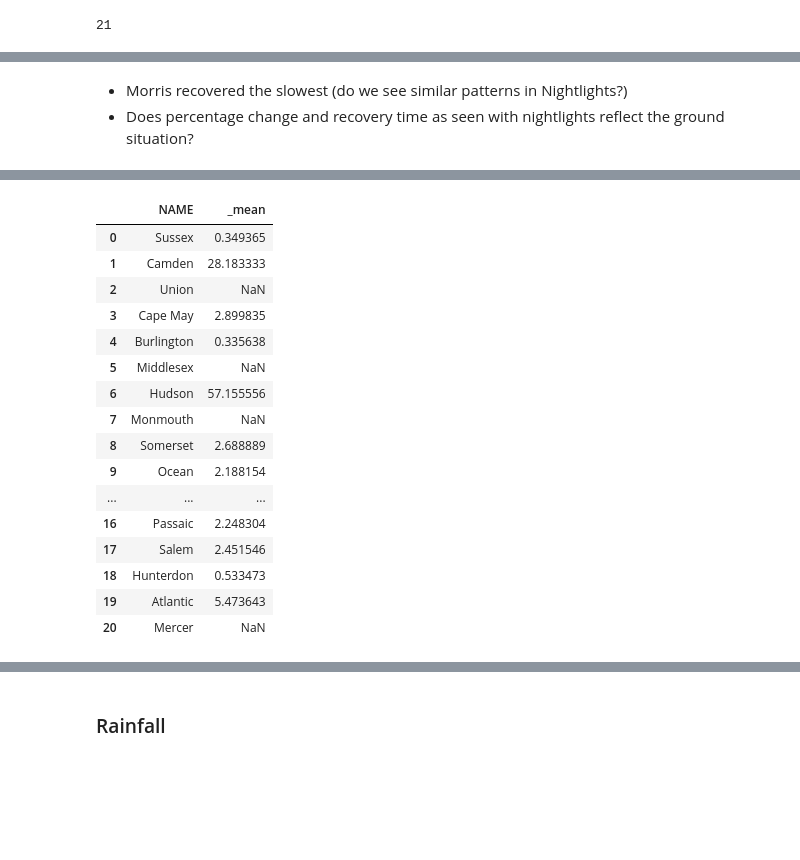
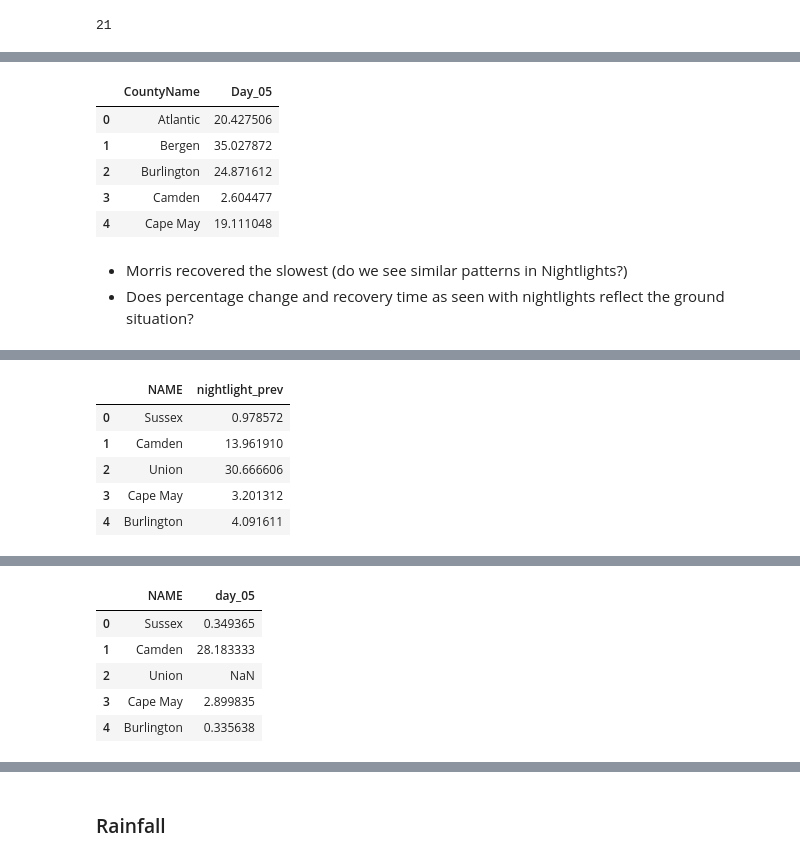
Before and after one commit to Akshay-Shreesha/Dashboard-for-Power-Outage-Forecasts-for-an-Emergency-Response-to-Hurricanes, a Jupyter notebook: Zipcode_NJ.ipynb, the cells around one changed output, grey strips where cells are left out. Cells and saved outputs as stored; diff of their text form; code cells hidden in the pictures; blank space fills up the shorter version.

```diff
--- a/Zipcode_NJ.ipynb
+++ b/Zipcode_NJ.ipynb
@@ -125,3 +163,13 @@ See the caveats in the documentation: https://pandas.pydata.org/pandas-docs/stab
+# %%
+cust_out = pd.read_csv("cust_out.csv")
+cust_out.head()
+# %% [output]
+|  | CountyName | Day_05 |
+| 0 | Atlantic | 20.427506 |
+| 1 | Bergen | 35.027872 |
+| 2 | Burlington | 24.871612 |
+| 3 | Camden | 2.604477 |
+| 4 | Cape May | 19.111048 |
 # %% [markdown]
 - Morris recovered the slowest (do we see similar patterns in Nightlights?)
 - Does percentage change and recovery time as seen with nightlights reflect the ground situation?
@@ -135,6 +183,16 @@ nightlights_monthly.head()
 | 2 | 34 | 39 | 882235 | 34039 | Union | Union County | 6 | H1 | G4020 | 408.0 | 35620 | ... |
 | 3 | 34 | 9 | 882274 | 34009 | Cape May | Cape May County | 6 | H1 | G4020 | 428.0 | 36140 | ... |
 | 4 | 34 | 5 | 882272 | 34005 | Burlington | Burlington County | 6 | H1 | G4020 | 428.0 | 37980 | ... |
+# %%
+nightlights_monthly = nightlights_monthly[["NAME","_mean"]].rename(columns={"_mean":"nightlight_prev"})
+nightlights_monthly.head()
+# %% [output]
+|  | NAME | nightlight_prev |
+| 0 | Sussex | 0.978572 |
+| 1 | Camden | 13.961910 |
+| 2 | Union | 30.666606 |
+| 3 | Cape May | 3.201312 |
+| 4 | Burlington | 4.091611 |
 # %%
 nightlights_day_05 = pd.read_csv("C:/Users/omhai/OneDrive/Desktop/Shetty/Capstone Project/Nightlights/Isaias/County_Level/Zonal_County_Day_05.csv")
 nightlights_day_05.head()
@@ -146,22 +204,12 @@ nightlights_day_05.head()
 | 3 | 34 | 9 | 882274 | 34009 | Cape May | Cape May County | 6 | H1 | G4020 | 428.0 | 36140 | ... |
 | 4 | 34 | 5 | 882272 | 34005 | Burlington | Burlington County | 6 | H1 | G4020 | 428.0 | 37980 | ... |
 # %%
-nightlights_day_05[["NAME","_mean"]]
+nightlights_day_05 = nightlights_day_05[["NAME","_mean"]].rename(columns={"_mean":"day_05"})
+nightlights_day_05.head()
 # %% [output]
-|  | NAME | _mean |
+|  | NAME | day_05 |
 | 0 | Sussex | 0.349365 |
 | 1 | Camden | 28.183333 |
 | 2 | Union | NaN |
 | 3 | Cape May | 2.899835 |
 | 4 | Burlington | 0.335638 |
-| 5 | Middlesex | NaN |
-| 6 | Hudson | 57.155556 |
-| 7 | Monmouth | NaN |
-| 8 | Somerset | 2.688889 |
-| 9 | Ocean | 2.188154 |
-| ... | ... | ... |
-| 16 | Passaic | 2.248304 |
-| 17 | Salem | 2.451546 |
-| 18 | Hunterdon | 0.533473 |
-| 19 | Atlantic | 5.473643 |
-| 20 | Mercer | NaN |
```
Also changed, not shown: parts of 30 cells of this notebook.
